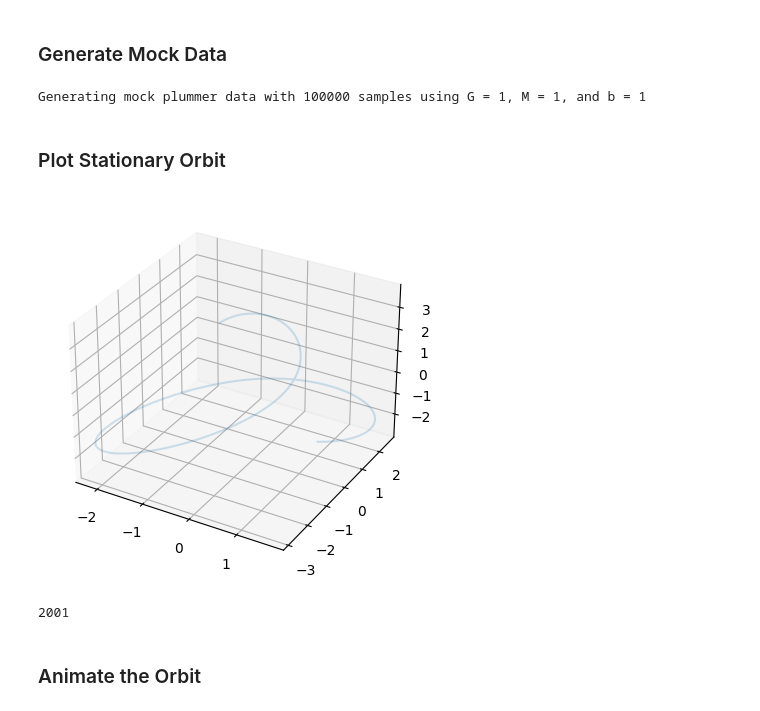
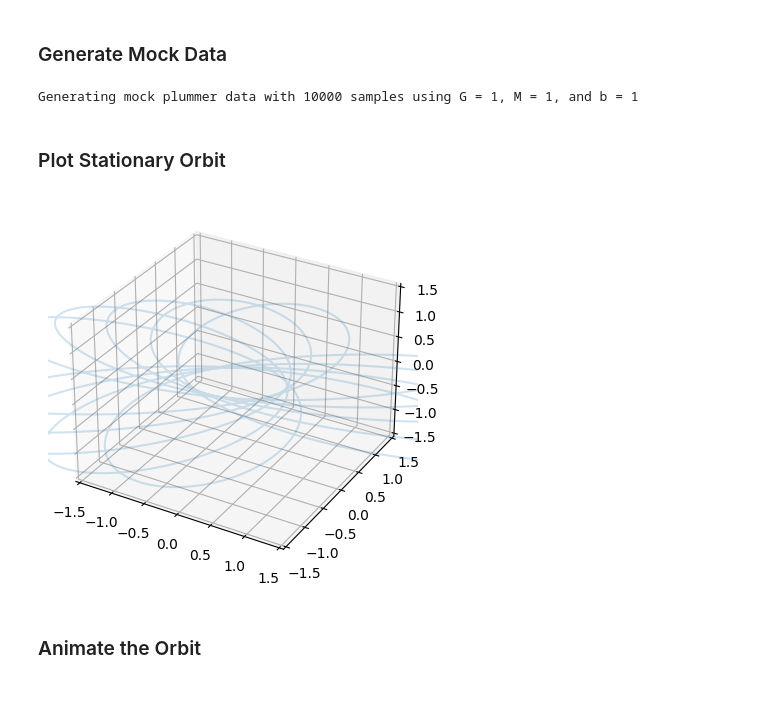
Before and after one commit to ahicks777/DYNAMITE, a Jupyter notebook: orbit_ani.ipynb, the cells around one changed output. Cells and saved outputs as stored; diff of their text form; code cells hidden in the pictures.

```diff
--- a/orbit_ani.ipynb
+++ b/orbit_ani.ipynb
@@ -93,7 +93,7 @@ def sample_df(n_samples, max_dist=None):
 #Generates mock data from Plummer Sphere Toy_system
 runcell = True
 if runcell == True:
-    n_samples = 100000
+    n_samples = 10000
     data, q, p = sample_df(n_samples)
     print('Generating mock plummer data with ' + str(n_samples) + ' samples using G = ' + str(G) + ', M = ' + str(M) + ', and b = ' + str(b))
     #f = np.load('f.npy') + 1
@@ -102,34 +102,35 @@ if runcell == True:
     #pd.DataFrame(data).to_csv(f'/Users/andyhicks/DYNAMITE/Data Set/'+ f_name)
     #print('saving as ' + f_name)
 # %% [output]
-Generating mock plummer data with 100000 samples using G = 1, M = 1, and b = 1
+Generating mock plummer data with 10000 samples using G = 1, M = 1, and b = 1
 # %% [markdown]
 ### Plot Stationary Orbit
 # %%
-n_i = 69 #Selects which particle trajectory will be modeled
+n_i = 22 #Selects which particle trajectory will be modeled
 x0,v0 = q[n_i],p[n_i]
-
+j = 0
 if unit_type == 'galactic':
     if potential_type == 'plummer':
         potential = gp.PlummerPotential(m = M*u.solMass,b= 1.5*u.kpc, units = galactic)
     w0 = gd.PhaseSpacePosition(pos=x0*u.kpc,vel=v0*u.km/u.s)
     orbit = potential.integrate_orbit(w0, dt=1*u.Myr, t1=0, t2=1*u.Gyr)
     ax = plt.axes(projection='3d')
     ax.plot3D(orbit.x, orbit.y, orbit.z)
 
 if unit_type == 'dimensionless':
     if potential_type == 'plummer':
         potential = gp.PlummerPotential(m = 1,b=b, units = dimensionless)
     w0 = gd.PhaseSpacePosition(pos=x0,vel=v0)
-    orbit = potential.integrate_orbit(w0, dt=.025, t1=0, t2=50)
+    orbit = potential.integrate_orbit(w0, dt=.01, t1=0, t2=300)
     ax = plt.axes(projection='3d')
     ax.plot3D(orbit.x, orbit.y, orbit.z, alpha = .2)
+    ax.scatter3D(orbit.x[j], orbit.y[j], orbit.z[j], alpha = 1, c= 'maroon', s = 300)
+    ax.set_xlim(-1.5,1.5)
+    ax.set_ylim(-1.5,1.5)
+    ax.set_zlim(-1.5,1.5)
+    #ax.axis(False)
 # %% [output]
-[figure, old version]
+[figure, new version]
-# %%
-print(len(orbit.x))
-# %% [output]
-2001
 # %% [markdown]
 ### Animate the Orbit
 # %%
```
Also changed, not shown: parts of 12 cells of this notebook, 2 other files.
